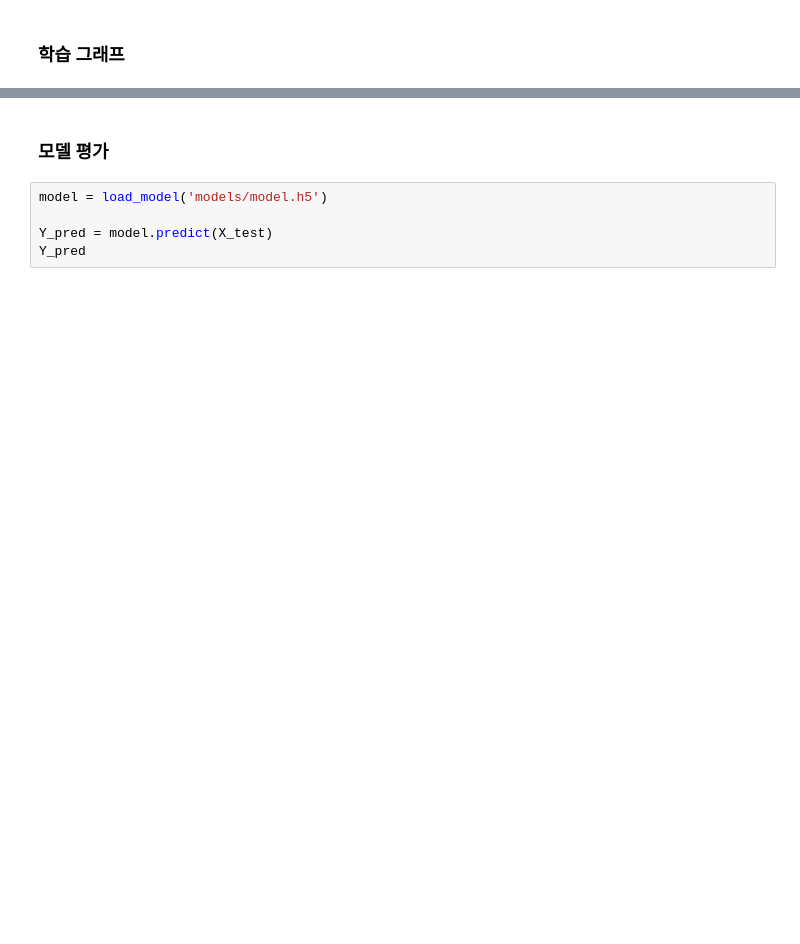
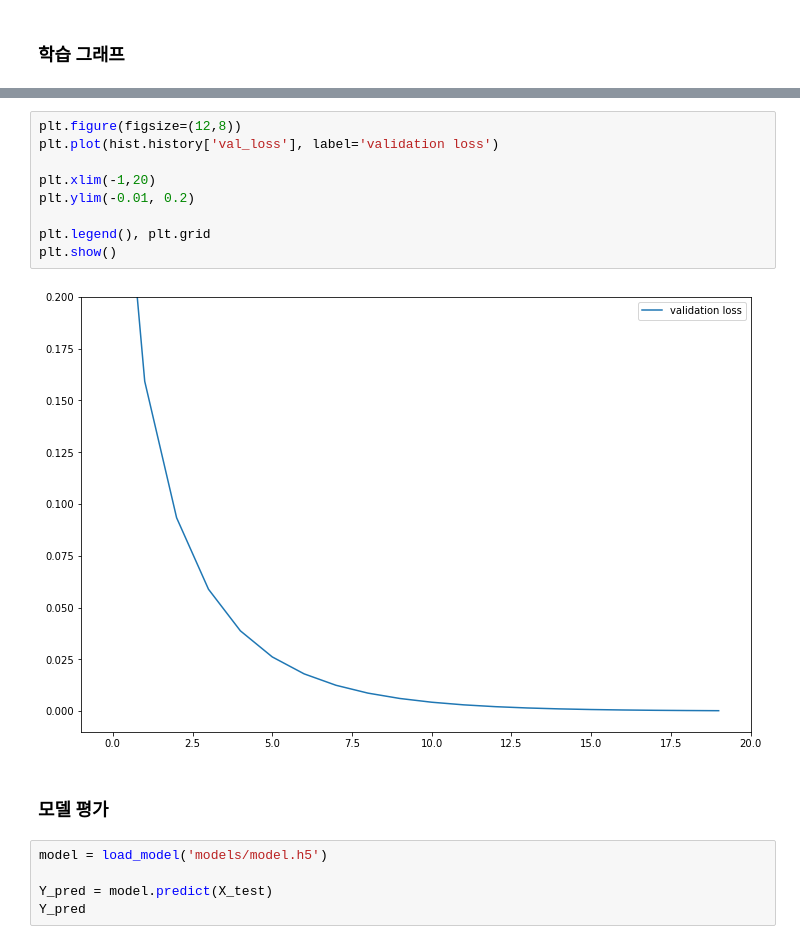
Before and after one commit to tmfmfmr0/2022-HandTracking_GestureRecognition, a Jupyter notebook: 02 Preprocessing, DL.ipynb, the cells around one changed output, grey strips where cells are left out. Cells and saved outputs as stored; diff of their text form; blank space fills up the shorter version.

```diff
--- a/02 Preprocessing, DL.ipynb
+++ b/02 Preprocessing, DL.ipynb
@@ -190,3 +208,14 @@ plt.show()
+# %%
+plt.figure(figsize=(12,8))
+plt.plot(hist.history['val_loss'], label='validation loss')
+
+plt.xlim(-1,20)
+plt.ylim(-0.01, 0.2)
+
+plt.legend(), plt.grid
+plt.show()
+# %% [output]
+[figure, added]
 # %% [markdown]
 ### 모델 평가
 # %%
```
Also changed, not shown: parts of 6 cells of this notebook, 1 other file.
